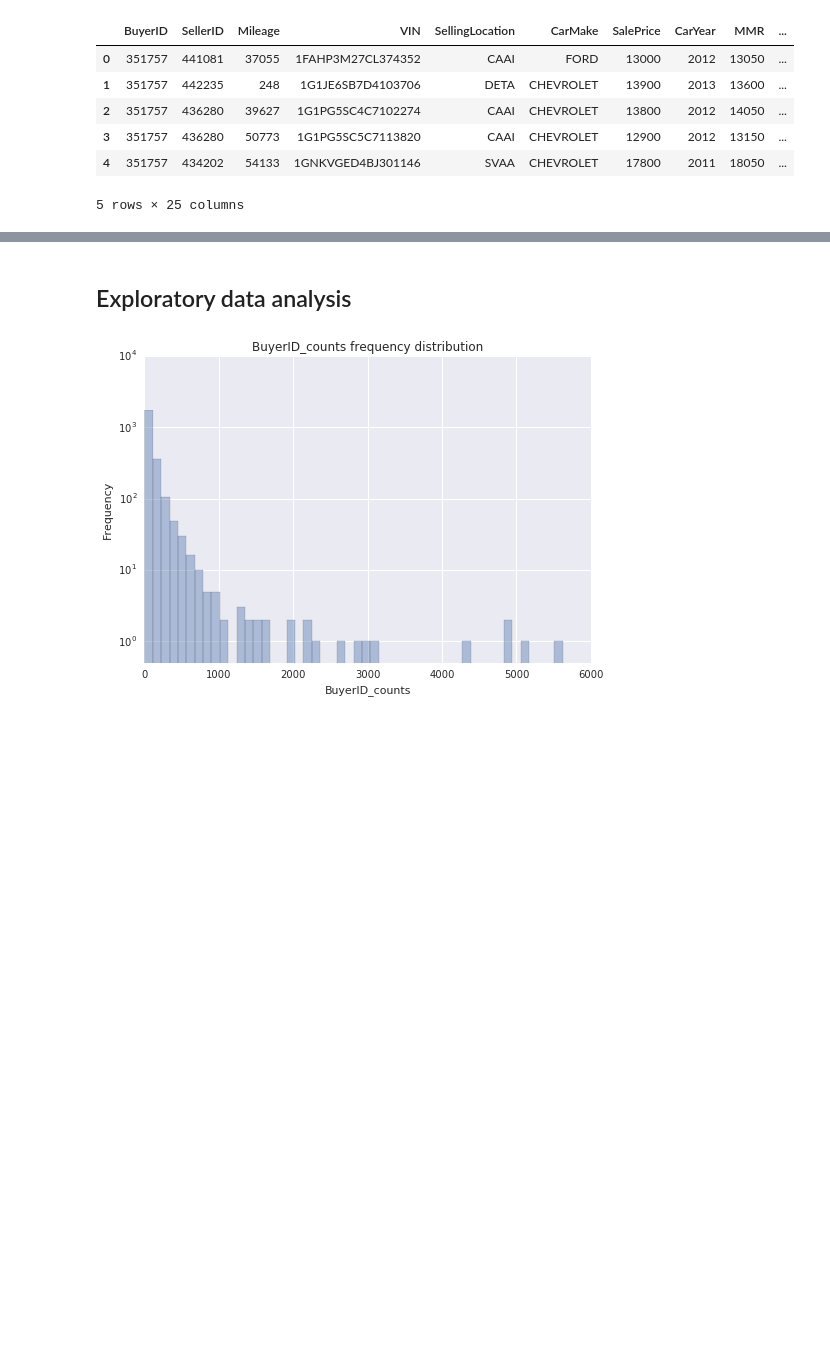
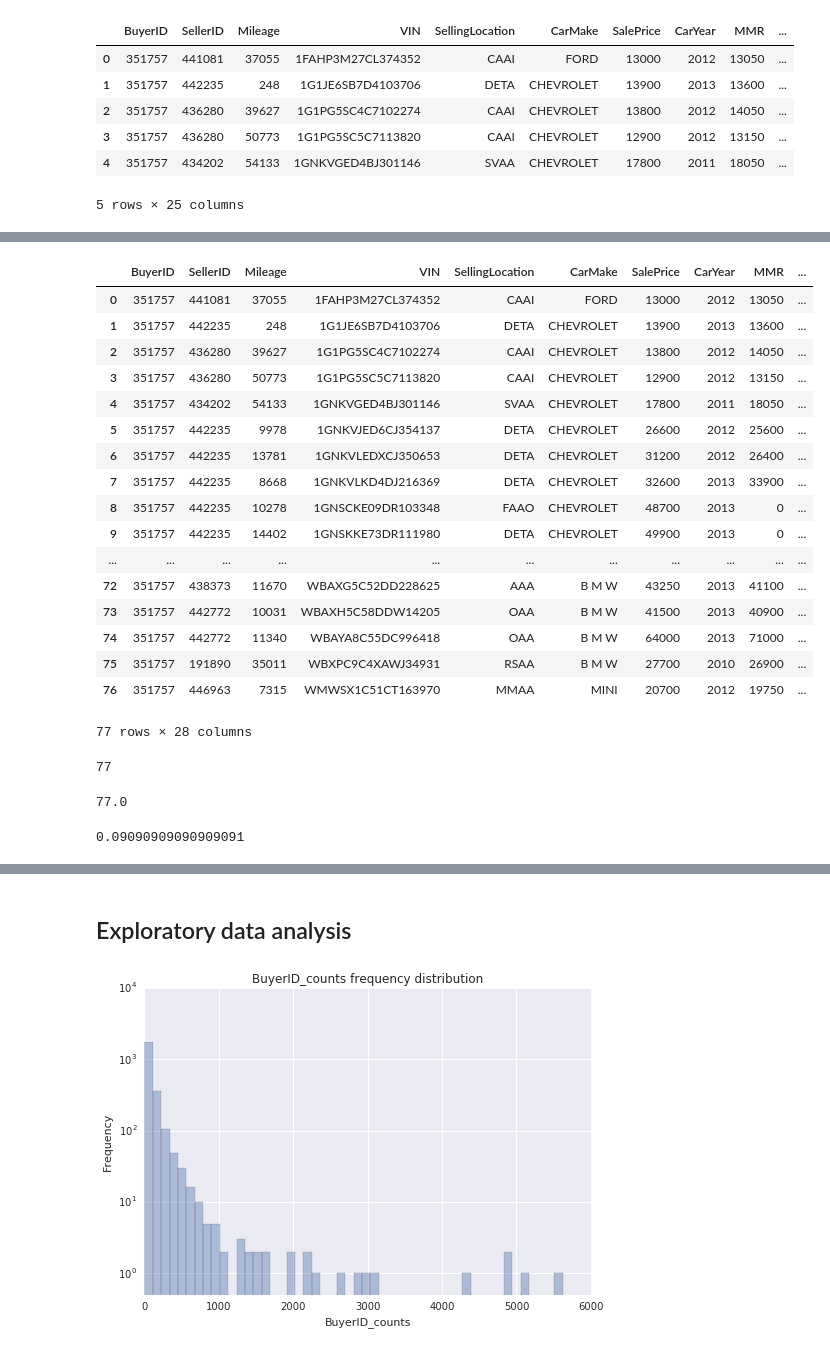
Before and after one commit to stharrold/demo, a Jupyter notebook: demo/app_predict/examples/example_app_predict_dev.ipynb, the cells around one changed output, grey strips where cells are left out. Drawn from its saved outputs; the diff is of its cells as text; code cells hidden in the pictures; blank space fills up the shorter version.

```diff
--- a/demo/app_predict/examples/example_app_predict_dev.ipynb
+++ b/demo/app_predict/examples/example_app_predict_dev.ipynb
@@ -158,0 +309,35 @@ df.head()
+# %%
+df.loc[df['BuyerID']=='351757']
+# %% [output]
+|  | BuyerID | SellerID | Mileage | VIN | SellingLocation | CarMake | SalePrice | CarYear | MMR | ... |
+| 0 | 351757 | 441081 | 37055 | 1FAHP3M27CL374352 | CAAI | FORD | 13000 | 2012 | 13050 | ... |
+| 1 | 351757 | 442235 | 248 | 1G1JE6SB7D4103706 | DETA | CHEVROLET | 13900 | 2013 | 13600 | ... |
+| 2 | 351757 | 436280 | 39627 | 1G1PG5SC4C7102274 | CAAI | CHEVROLET | 13800 | 2012 | 14050 | ... |
+| 3 | 351757 | 436280 | 50773 | 1G1PG5SC5C7113820 | CAAI | CHEVROLET | 12900 | 2012 | 13150 | ... |
+| 4 | 351757 | 434202 | 54133 | 1GNKVGED4BJ301146 | SVAA | CHEVROLET | 17800 | 2011 | 18050 | ... |
+| 5 | 351757 | 442235 | 9978 | 1GNKVJED6CJ354137 | DETA | CHEVROLET | 26600 | 2012 | 25600 | ... |
+| 6 | 351757 | 442235 | 13781 | 1GNKVLEDXCJ350653 | DETA | CHEVROLET | 31200 | 2012 | 26400 | ... |
+| 7 | 351757 | 442235 | 8668 | 1GNKVLKD4DJ216369 | DETA | CHEVROLET | 32600 | 2013 | 33900 | ... |
+| 8 | 351757 | 442235 | 10278 | 1GNSCKE09DR103348 | FAAO | CHEVROLET | 48700 | 2013 | 0 | ... |
+| 9 | 351757 | 442235 | 14402 | 1GNSKKE73DR111980 | DETA | CHEVROLET | 49900 | 2013 | 0 | ... |
+| ... | ... | ... | ... | ... | ... | ... | ... | ... | ... | ... |
+| 72 | 351757 | 438373 | 11670 | WBAXG5C52DD228625 | AAA | B M W | 43250 | 2013 | 41100 | ... |
+| 73 | 351757 | 442772 | 10031 | WBAXH5C58DDW14205 | OAA | B M W | 41500 | 2013 | 40900 | ... |
+| 74 | 351757 | 442772 | 11340 | WBAYA8C55DC996418 | OAA | B M W | 64000 | 2013 | 71000 | ... |
+| 75 | 351757 | 191890 | 35011 | WBXPC9C4XAWJ34931 | RSAA | B M W | 27700 | 2010 | 26900 | ... |
+| 76 | 351757 | 446963 | 7315 | WMWSX1C51CT163970 | MMAA | MINI | 20700 | 2012 | 19750 | ... |
+77 rows × 28 columns
+# %%
+test = collections.Counter(df.loc[df['DSEligible']==1, 'BuyerID'].values)
+test[351757]
+# %% [output]
+77
+# %%
+test = pd.pivot_table(df[['BuyerID', 'Returned']], values='Returned', index='BuyerID', aggfunc=len, dropna=True)
+test.loc[351757]
+# %% [output]
+77.0
+# %%
+1/11
+# %% [output]
+0.09090909090909091
```
Also changed, not shown: parts of 20 cells of this notebook.
